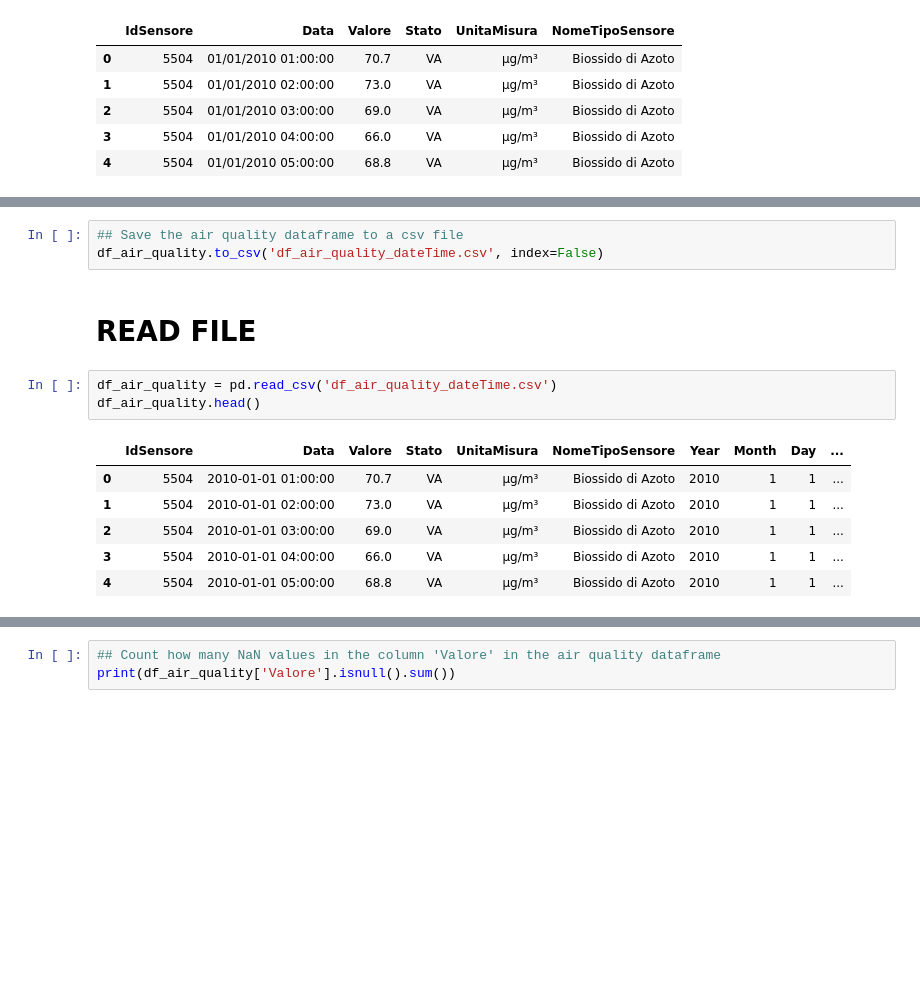
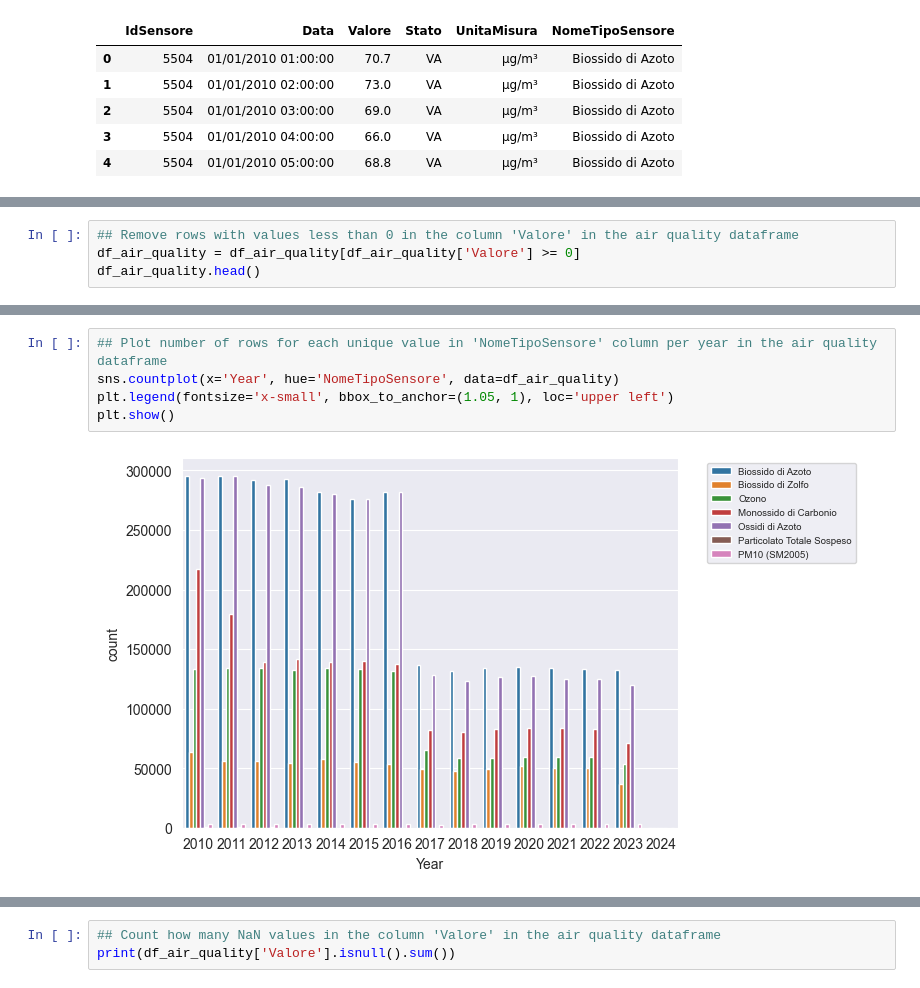
Before and after one commit to LGpolimi/HHE_DSLAB_project_AA2324, a Jupyter notebook: air_pollution_notebook.ipynb, the cells around one changed output, grey strips where cells are left out. Saved outputs shown, nothing was run; the diff lists cells and outputs as text; blank space fills up the shorter version.

```diff
--- a/air_pollution_notebook.ipynb
+++ b/air_pollution_notebook.ipynb
@@ -159,0 +215,4 @@ print(df_air_quality['Valore'][df_air_quality['Valore'] < 0].value_counts())
+# %%
+## Remove rows with values less than 0 in the column 'Valore' in the air quality dataframe
+df_air_quality = df_air_quality[df_air_quality['Valore'] >= 0]
+df_air_quality.head()
@@ -175,15 +360,7 @@ df_air_quality.head()
-# %%
-## Save the air quality dataframe to a csv file
-df_air_quality.to_csv('df_air_quality_dateTime.csv', index=False)
-# %% [markdown]
-# READ FILE
-# %%
-df_air_quality = pd.read_csv('df_air_quality_dateTime.csv')
-df_air_quality.head()
-# %% [output]
-|  | IdSensore | Data | Valore | Stato | UnitaMisura | NomeTipoSensore | Year | Month | Day | ... |
-| 0 | 5504 | 2010-01-01 01:00:00 | 70.7 | VA | µg/m³ | Biossido di Azoto | 2010 | 1 | 1 | ... |
-| 1 | 5504 | 2010-01-01 02:00:00 | 73.0 | VA | µg/m³ | Biossido di Azoto | 2010 | 1 | 1 | ... |
-| 2 | 5504 | 2010-01-01 03:00:00 | 69.0 | VA | µg/m³ | Biossido di Azoto | 2010 | 1 | 1 | ... |
-| 3 | 5504 | 2010-01-01 04:00:00 | 66.0 | VA | µg/m³ | Biossido di Azoto | 2010 | 1 | 1 | ... |
-| 4 | 5504 | 2010-01-01 05:00:00 | 68.8 | VA | µg/m³ | Biossido di Azoto | 2010 | 1 | 1 | ... |
+# %%
+## Plot number of rows for each unique value in 'NomeTipoSensore' column per year in the air quality dataframe
+sns.countplot(x='Year', hue='NomeTipoSensore', data=df_air_quality)
+plt.legend(fontsize='x-small', bbox_to_anchor=(1.05, 1), loc='upper left')
+plt.show()
+# %% [output]
+[figure, added]
```
Also changed, not shown: parts of 37 cells of this notebook, 6 other files.
